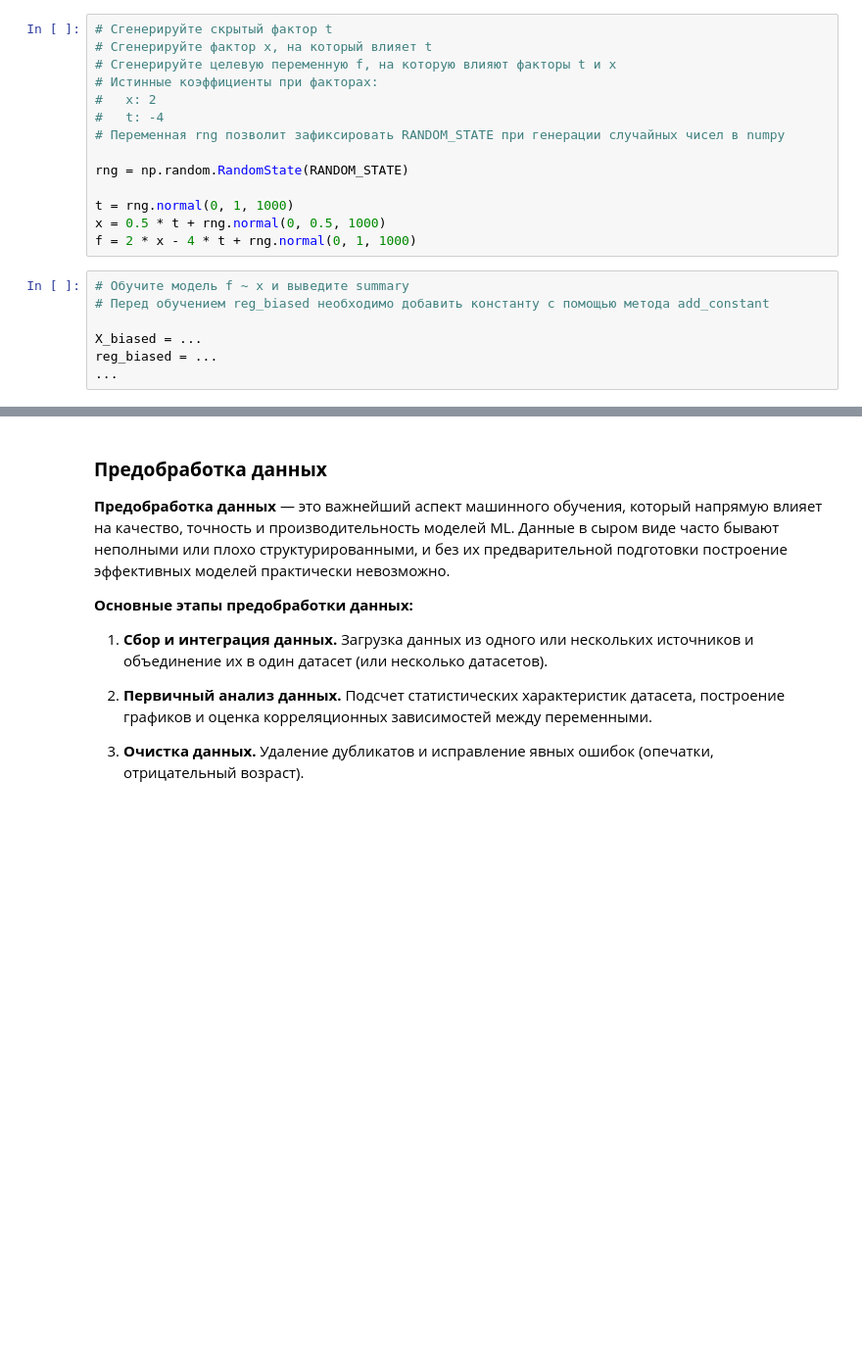
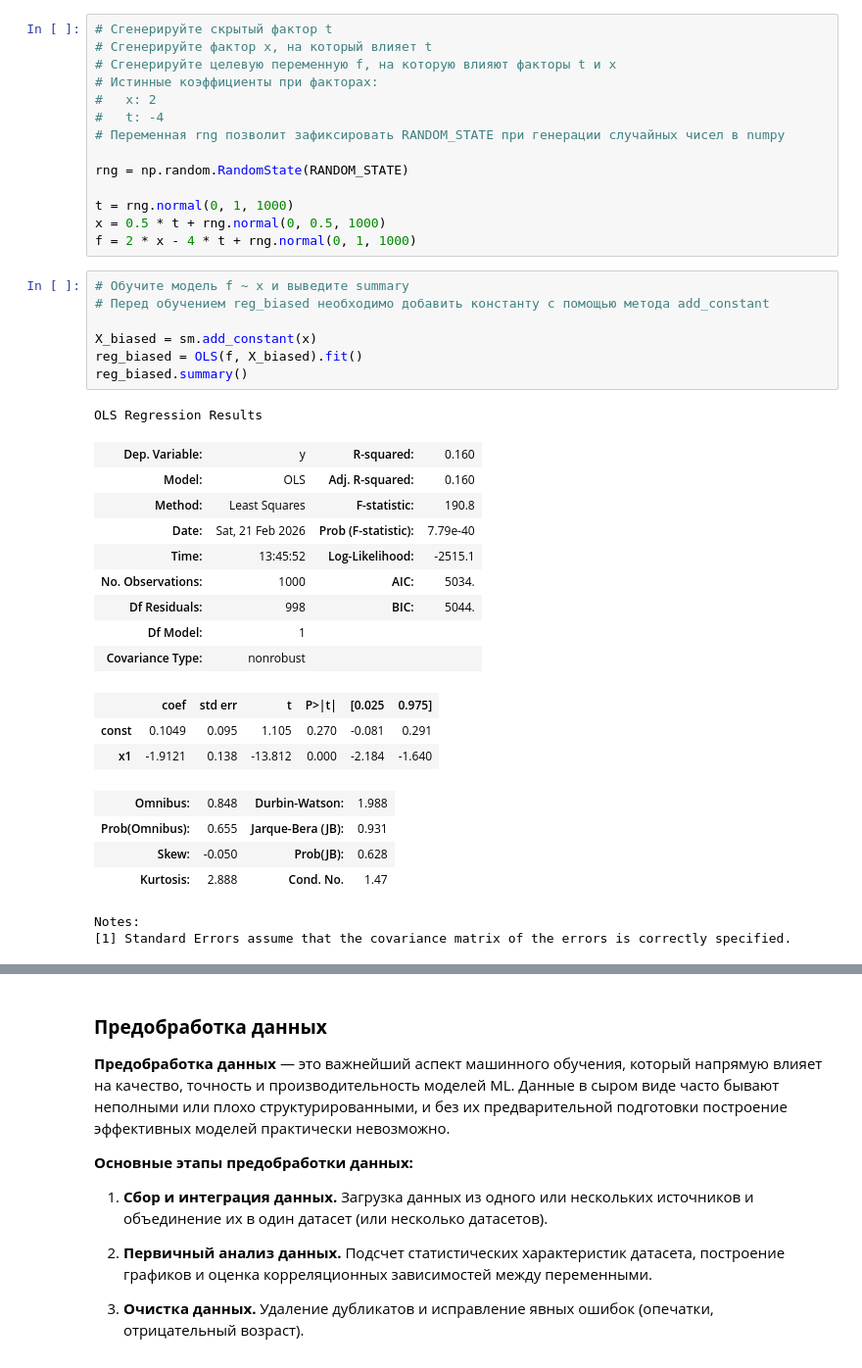
Before and after one commit to ml2me/study, a Jupyter notebook: classic_ML/1/01.Задание.ipynb, the cells around one changed output, grey strips where cells are left out. Shown at 98% size. Cells and saved outputs as stored; diff of their text form; blank space fills up the shorter version.

```diff
--- a/classic_ML/1/01.Задание.ipynb
+++ b/classic_ML/1/01.Задание.ipynb
@@ -301,10 +351,30 @@ f = 2 * x - 4 * t + rng.normal(0, 1, 1000)
 # %%
 # Обучите модель f ~ x и выведите summary
 # Перед обучением reg_biased необходимо добавить константу с помощью метода add_constant
 
-X_biased = ...
-reg_biased = ...
-...
+X_biased = sm.add_constant(x)
+reg_biased = OLS(f, X_biased).fit()
+reg_biased.summary()
+# %% [output]
+OLS Regression Results
+| Dep. Variable: | y | R-squared: | 0.160 |
+| Model: | OLS | Adj. R-squared: | 0.160 |
+| Method: | Least Squares | F-statistic: | 190.8 |
+| Date: | Sat, 21 Feb 2026 | Prob (F-statistic): | 7.79e-40 |
+| Time: | 13:45:52 | Log-Likelihood: | -2515.1 |
+| No. Observations: | 1000 | AIC: | 5034. |
+| Df Residuals: | 998 | BIC: | 5044. |
+| Df Model: | 1 |  |  |
+| Covariance Type: | nonrobust |  |  |
+|  | coef | std err | t | P>|t| | [0.025 | 0.975] |
+| const | 0.1049 | 0.095 | 1.105 | 0.270 | -0.081 | 0.291 |
+| x1 | -1.9121 | 0.138 | -13.812 | 0.000 | -2.184 | -1.640 |
+| Omnibus: | 0.848 | Durbin-Watson: | 1.988 |
+| Prob(Omnibus): | 0.655 | Jarque-Bera (JB): | 0.931 |
+| Skew: | -0.050 | Prob(JB): | 0.628 |
+| Kurtosis: | 2.888 | Cond. No. | 1.47 |
+Notes:
+[1] Standard Errors assume that the covariance matrix of the errors is correctly specified.
 # %%
 # Обучите модель f ~ x + t и выведите summary
 # Перед обучением reg_unbiased необходимо добавить константу с помощью метода add_constant
```
Also changed, not shown: parts of 10 cells of this notebook, 1 other file.
